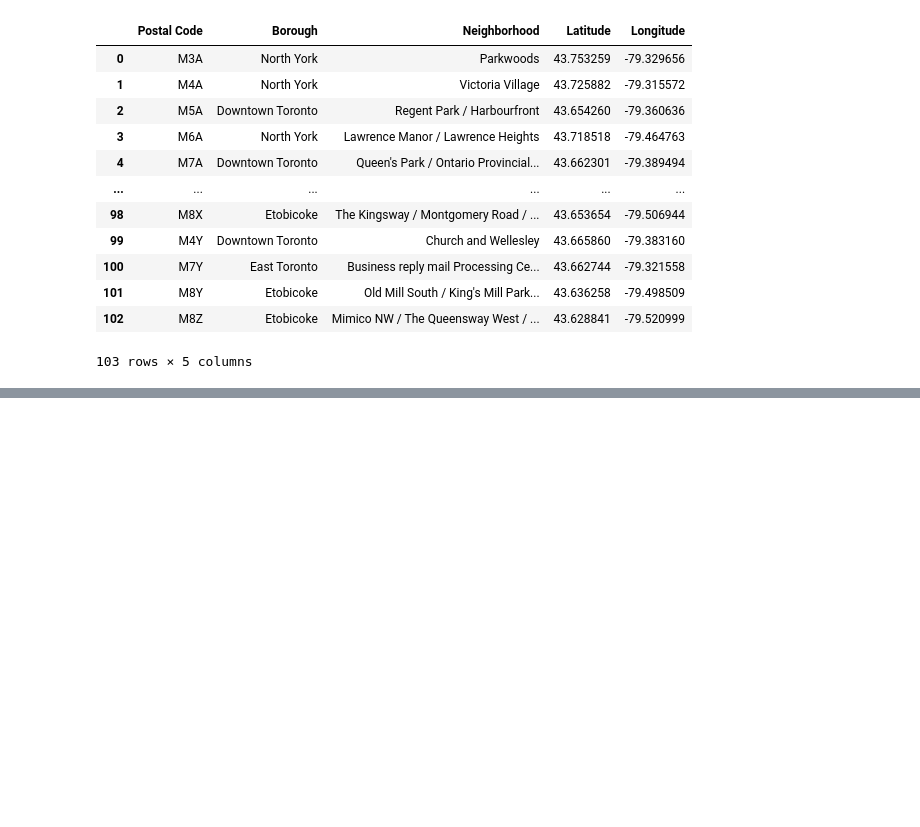
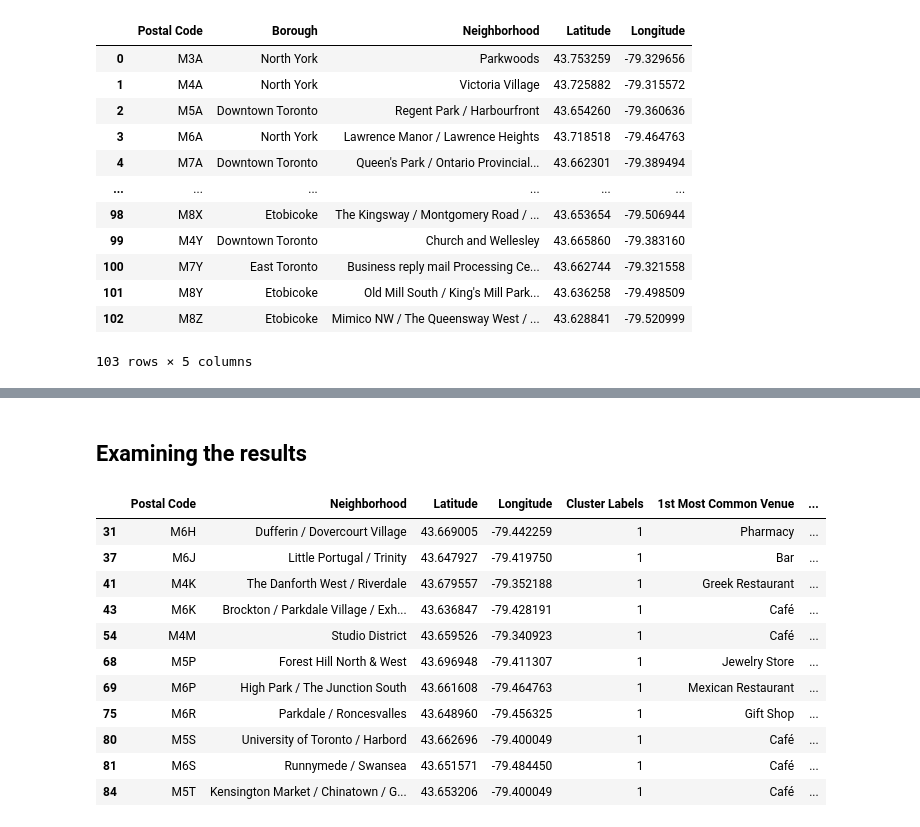
Before and after one commit to kesslmar/Coursera_Capstone, a Jupyter notebook: Clustering_NBH_Toronto.ipynb, the cells around one changed output, grey strips where cells are left out. Drawn from its saved outputs; the diff is of its cells as text; code cells hidden in the pictures; blank space fills up the shorter version.

```diff
--- a/Clustering_NBH_Toronto.ipynb
+++ b/Clustering_NBH_Toronto.ipynb
@@ -126,0 +383,17 @@ final_df
+# %% [markdown]
+## Examining the results
+# %%
+toronto_merged.loc[toronto_merged['Cluster Labels'] == 1]
+# %% [output]
+|  | Postal Code | Neighborhood | Latitude | Longitude | Cluster Labels | 1st Most Common Venue | ... |
+| 31 | M6H | Dufferin / Dovercourt Village | 43.669005 | -79.442259 | 1 | Pharmacy | ... |
+| 37 | M6J | Little Portugal / Trinity | 43.647927 | -79.419750 | 1 | Bar | ... |
+| 41 | M4K | The Danforth West / Riverdale | 43.679557 | -79.352188 | 1 | Greek Restaurant | ... |
+| 43 | M6K | Brockton / Parkdale Village / Exh... | 43.636847 | -79.428191 | 1 | Café | ... |
+| 54 | M4M | Studio District | 43.659526 | -79.340923 | 1 | Café | ... |
+| 68 | M5P | Forest Hill North & West | 43.696948 | -79.411307 | 1 | Jewelry Store | ... |
+| 69 | M6P | High Park / The Junction South | 43.661608 | -79.464763 | 1 | Mexican Restaurant | ... |
+| 75 | M6R | Parkdale / Roncesvalles | 43.648960 | -79.456325 | 1 | Gift Shop | ... |
+| 80 | M5S | University of Toronto / Harbord | 43.662696 | -79.400049 | 1 | Café | ... |
+| 81 | M6S | Runnymede / Swansea | 43.651571 | -79.484450 | 1 | Café | ... |
+| 84 | M5T | Kensington Market / Chinatown / G... | 43.653206 | -79.400049 | 1 | Café | ... |
```
Also changed, not shown: parts of 16 cells of this notebook.
